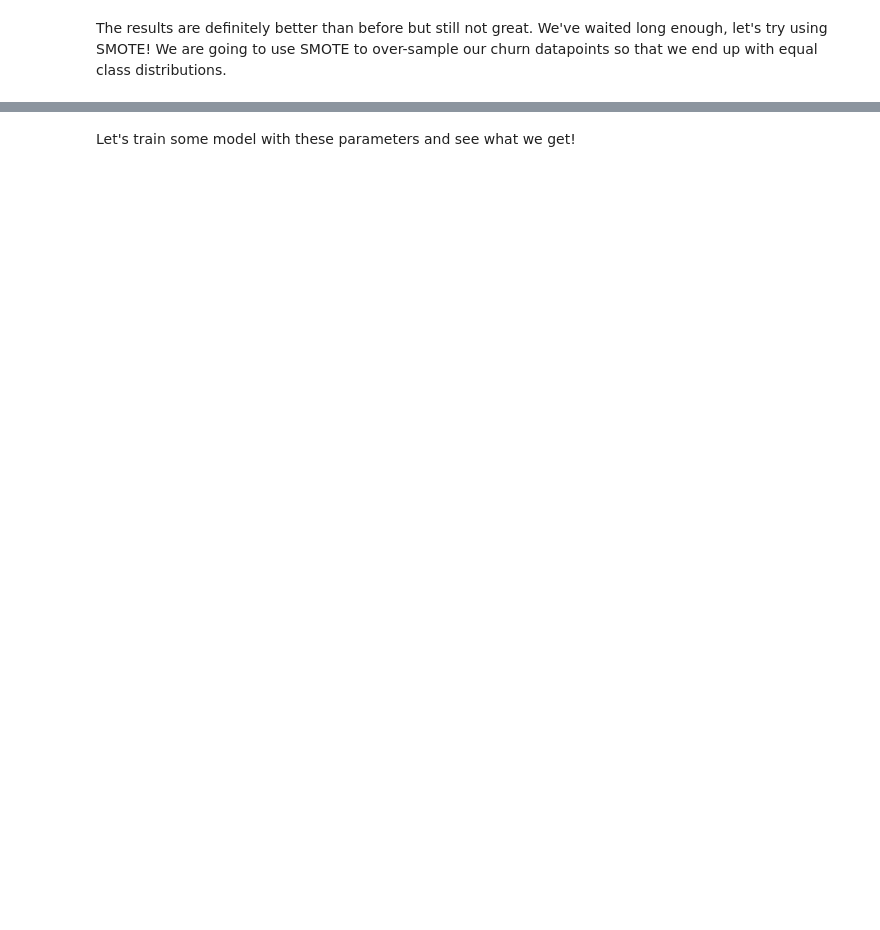
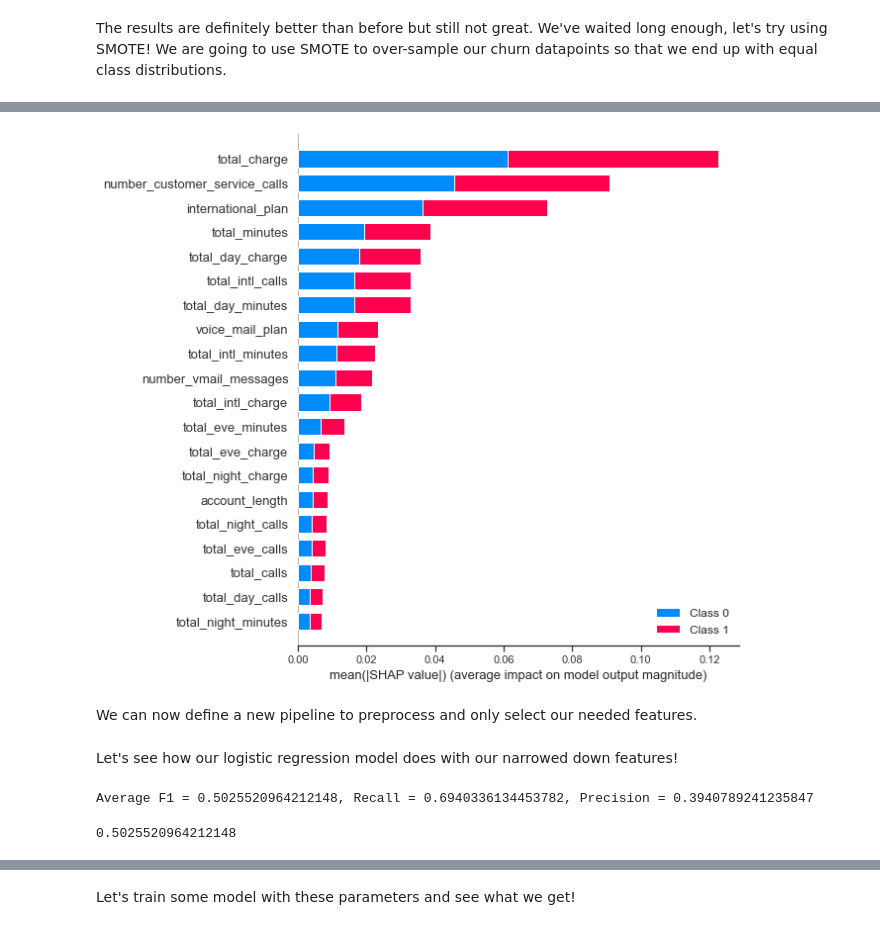
Before and after one commit to jackmleitch/CustomerChurn, a Jupyter notebook: blog_post.ipynb, the cells around one changed output, grey strips where cells are left out. Drawn from its saved outputs; the diff is of its cells as text; code cells hidden in the pictures; blank space fills up the shorter version.

```diff
--- a/blog_post.ipynb
+++ b/blog_post.ipynb
@@ -298,13 +338,14 @@ Average F1 = 0.27017200240542266, Recall = 0.1923109243697479, Precision = 0.455
 # %% [markdown]
 The results are definitely better than before but still not great. We've waited long enough, let's try using SMOTE! We are going to use SMOTE to over-sample our churn datapoints so that we end up with equal class distributions.
 # %%
-def train_and_eval(df, model=LogisticRegression(solver='newton-cg'), smote=True, model_name="", params = {}):
+def train_and_eval(df, model=LogisticRegression(solver='newton-cg'), smote=0.75, model_name="", params = {}, log_mlflow=True):
     '''
     train model and evaluate it on each fold
     :param df: pandas dataframe containing our data
     :param model: model to train data on
     :param model_name: string, for tracking on mlflow
-    :param model_name: dict, for tracking on mlflow
+    :param params: dict, for tracking on mlflow
+    :param log_mlflow: boolean, if true then log results using mlflow
     :return: average score for each metric
     '''
     f1_scores, recall_scores, precision_scores = [], [], []
@@ -320,9 +361,11 @@ def train_and_eval(df, model=LogisticRegression(solver='newton-cg'), smote=True,
     precision_avg = np.average(precision_scores)
     print(f"Average F1 = {f1_avg}, Recall = {recall_avg}, Precision = {precision_avg}")
     # log metrics on mlflow
-    with mlflow.start_run(run_name=model_name) as mlops_run:
-            mlflow.log_metric("F1", f1_avg)
-            mlflow.log_metric("Recall", recall_avg)
-            mlflow.log_metric("Preision", precision_avg)
-            if params:
-                mlflow.log_params(params)
+    if log_mlflow:
+        with mlflow.start_run(run_name=model_name) as mlops_run:
+                mlflow.log_metric("F1", f1_avg)
+                mlflow.log_metric("Recall", recall_avg)
+                mlflow.log_metric("Preision", precision_avg)
+                if params:
+                    mlflow.log_params(params)
+    return f1_avg
@@ -352,0 +402,23 @@ A little side note: the FP and FN rates can be tuned using the probability thres
+# %%
+from sklearn.ensemble import RandomForestClassifier
+features = feature_pipeline()
+X = np.asarray(features.fit_transform(df).todense())
+y = df['churn'].values
+
+clf = RandomForestClassifier()
+model = clf.fit(X,y)
+
+import shap
+explainer = shap.TreeExplainer(model)
+shap_values = explainer.shap_values(X)
+# %%
+# get feature names
+num_features = config["raw_data_config"]["model_features"]["numeric"]
+cat_features = config["raw_data_config"]["model_features"]["categorical"]
+bin_features = config["raw_data_config"]["model_features"]["binary"]
+cat_features = features.transformer_list[0][1][1].get_feature_names_out(cat_features)
+feature_names = list(cat_features) + list(bin_features) + list(num_features)
+# %%
+shap.summary_plot(shap_values, features=X, feature_names=feature_names, plot_type='bar')
+# %% [output]
+[figure, added]
@@ -352,0 +430,2 @@ A little side note: the FP and FN rates can be tuned using the probability thres
+# %% [markdown]
+We can now define a new pipeline to preprocess and only select our needed features.
@@ -352,0 +474,7 @@ A little side note: the FP and FN rates can be tuned using the probability thres
+# %% [markdown]
+Let's see how our logistic regression model does with our narrowed down features!
+# %%
+train_and_eval(df, model_name="lr_selected_features_smote")
+# %% [output]
+Average F1 = 0.5025520964212148, Recall = 0.6940336134453782, Precision = 0.3940789241235847
+0.5025520964212148
```
Also changed, not shown: parts of 75 cells of this notebook, 4 other files.
